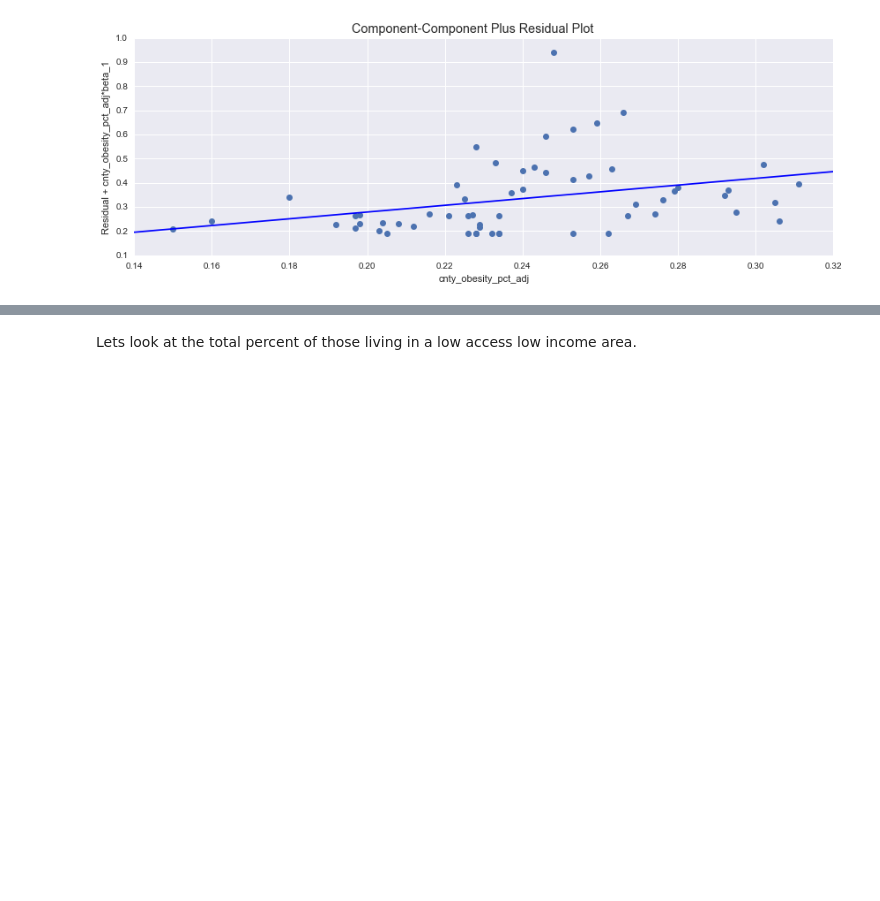
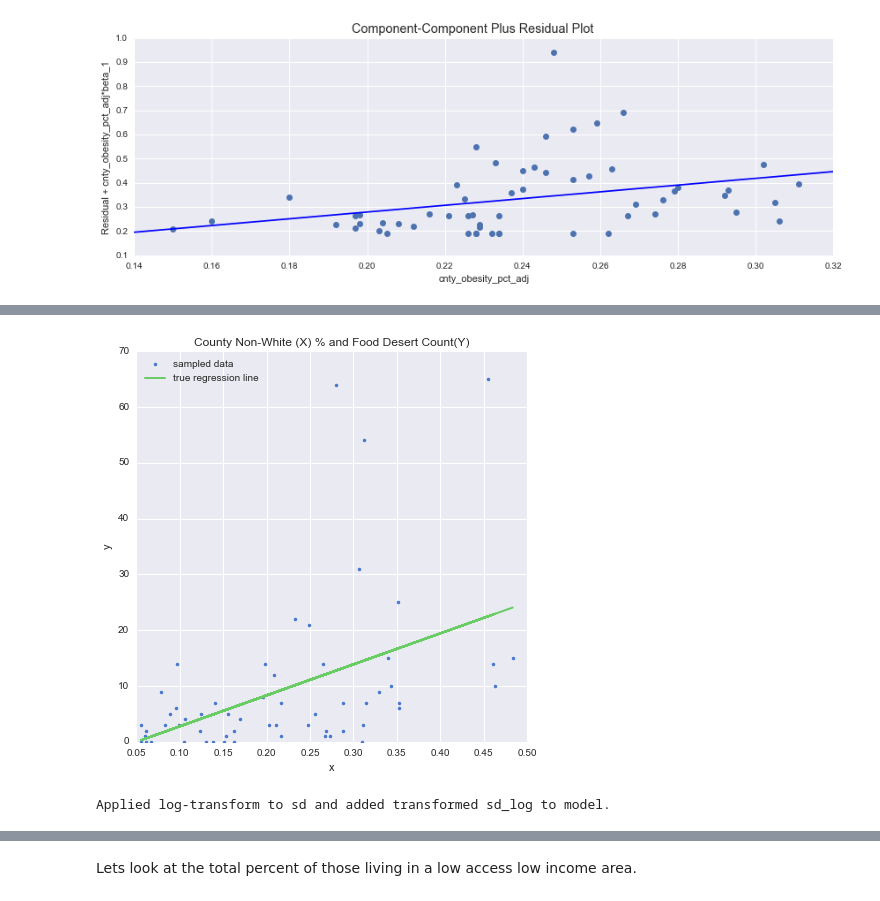
Before and after one commit to JamesSkane/desert_workspace, a Jupyter notebook: Single_predictor_lin_reg.ipynb, the cells around one changed output, grey strips where cells are left out. Drawn from its saved outputs; the diff is of its cells as text; code cells hidden in the pictures; blank space fills up the shorter version.

```diff
--- a/Single_predictor_lin_reg.ipynb
+++ b/Single_predictor_lin_reg.ipynb
@@ -444,0 +611,17 @@ def correlation(var1,var2,bias=0):
+# %%
+from pymc3 import  *
+
+df = pd.read_csv('/Users/desert/desert_workspace/desert_data/fd_data.csv')
+df = df.drop(['Unnamed: 0','State'], axis=1)
+df['pct_nonwhite'] =  1 - df['PCT_WHITE']
+df = df.drop(race+infx, axis=1)
+cols = df.columns.tolist()
+
+data = df.copy()
+data = data[['pct_nonwhite', 'food_deserts']]#.astype(int)
+data.columns=['x','y']
+
+x=data['x'].values
+y=data['y'].values
+data=dict(x=x,y=y)
+data
@@ -444,0 +645,24 @@ def correlation(var1,var2,bias=0):
+# %%
+
+model1=smf.ols(formula='food_deserts ~ pct_nonwhite',data=df).fit()
+model1.params
+pred=model1.predict(pd.DataFrame(df['pct_nonwhite']))
+true_regression_line = pred
+
+fig = plt.figure(figsize=(7, 7))
+ax = fig.add_subplot(111, xlabel='x', ylabel='y', title='County Non-White (X) % and Food Desert Count(Y)')
+ax.plot(x, y, '.', label='sampled data')
+ax.plot(x, true_regression_line, label='true regression line', lw=2.)
+plt.legend(loc=0);
+# %% [output]
+[figure, added]
+# %%
+with Model() as model:
+    # specify glm and pass in data. The resulting linear model, its likelihood and
+    # and all its parameters are automatically added to our model.
+    glm.glm('y ~ x', data)
+    start = find_MAP()
+    step = NUTS(scaling=start) # Instantiate MCMC sampling algorithm
+    trace = sample(2000, step, progressbar=False) # draw 2000 posterior samples using NUTS sampling
+# %% [output]
+Applied log-transform to sd and added transformed sd_log to model.
```
Also changed, not shown: parts of 47 cells of this notebook, 5 other files.
